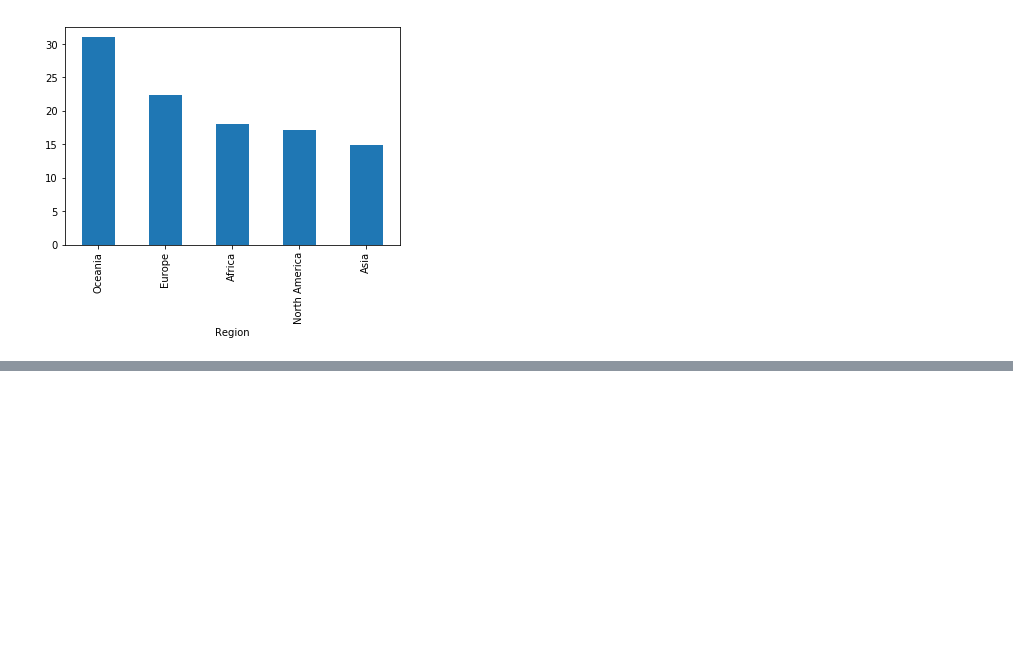
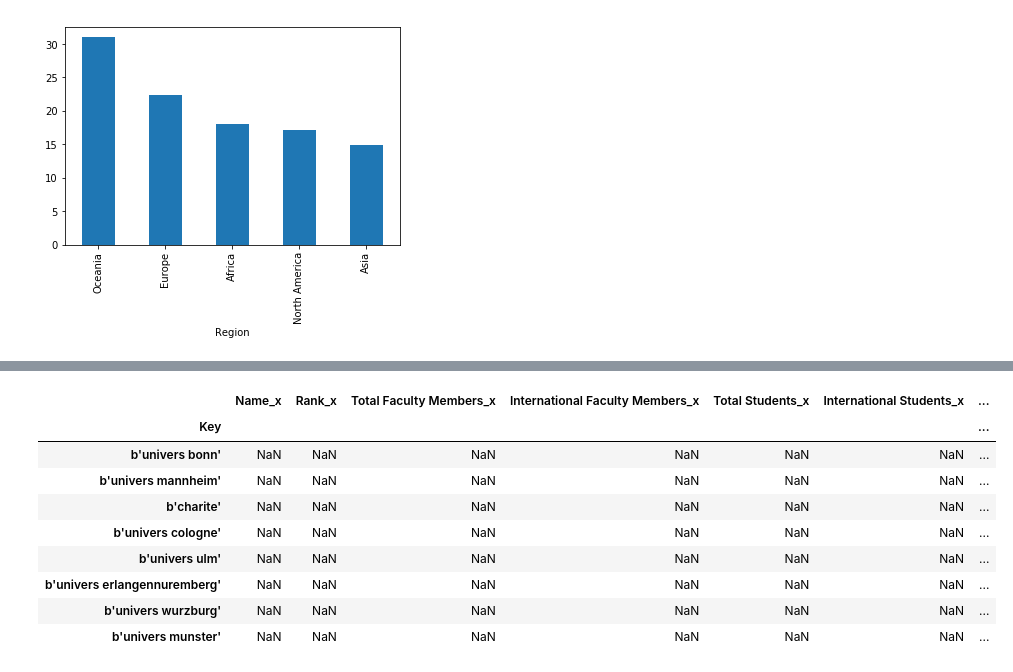
Before and after one commit to pmichele/ADA-Group, a Jupyter notebook: Michele/02 - Data from the Web/Homework 2.ipynb, the cells around one changed output, grey strips where cells are left out. Drawn from its saved outputs; the diff is of its cells as text; code cells hidden in the pictures; blank space fills up the shorter version.

```diff
--- a/Michele/02 - Data from the Web/Homework 2.ipynb
+++ b/Michele/02 - Data from the Web/Homework 2.ipynb
@@ -449,0 +381,5 @@ rest
+# %%
+# Code used to determine the edge cases
+# Find the list of not matched universities
+todo = df3[(pd.isnull(df3['Rank_x'])) | (pd.isnull(df3['Rank_y'])) ]
+todo.groupby('Country').size()
@@ -449,0 +404,15 @@ rest
+# %%
+# I checked all countries one by one to make sure no other matches are possible
+# Here is an example:
+todo[todo['Country'] == 'Germany']
+# %% [output]
+|  | Name_x | Rank_x | Total Faculty Members_x | International Faculty Members_x | Total Students_x | International Students_x | ... |
+| Key |  |  |  |  |  |  | ... |
+| b'univers bonn' | NaN | NaN | NaN | NaN | NaN | NaN | ... |
+| b'univers mannheim' | NaN | NaN | NaN | NaN | NaN | NaN | ... |
+| b'charite' | NaN | NaN | NaN | NaN | NaN | NaN | ... |
+| b'univers cologne' | NaN | NaN | NaN | NaN | NaN | NaN | ... |
+| b'univers ulm' | NaN | NaN | NaN | NaN | NaN | NaN | ... |
+| b'univers erlangennuremberg' | NaN | NaN | NaN | NaN | NaN | NaN | ... |
+| b'univers wurzburg' | NaN | NaN | NaN | NaN | NaN | NaN | ... |
+| b'univers munster' | NaN | NaN | NaN | NaN | NaN | NaN | ... |
```
Also changed, not shown: parts of 17 cells of this notebook.
